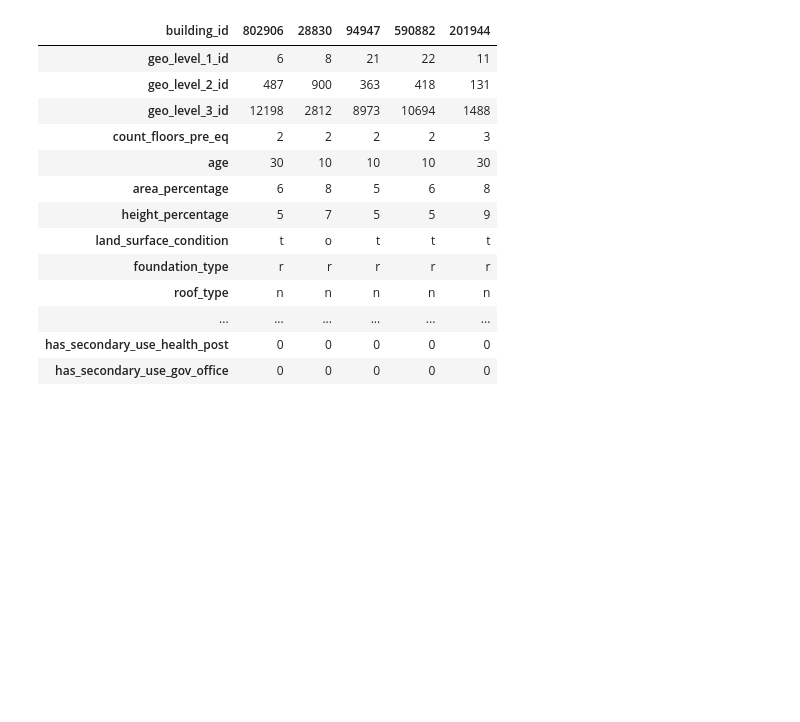
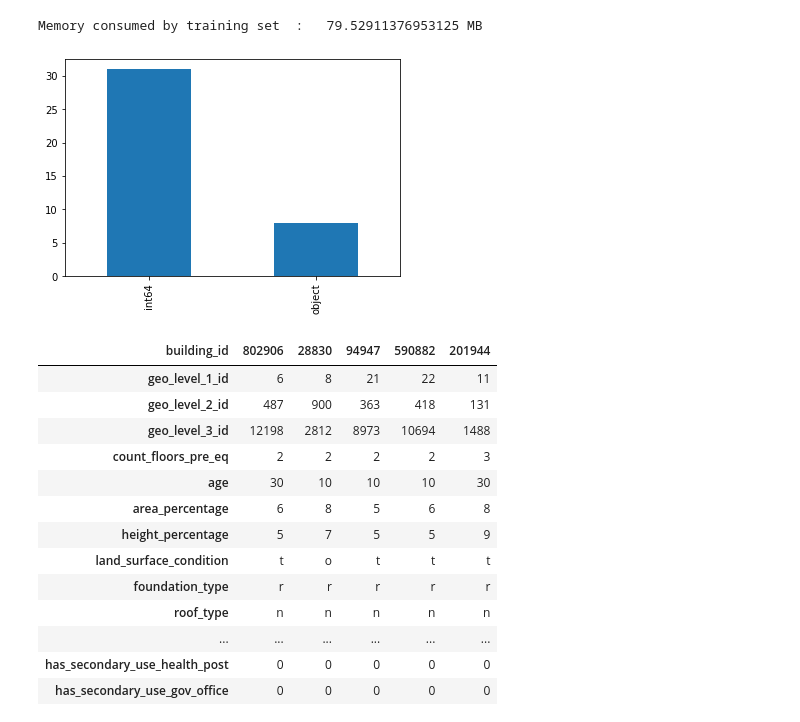
Before and after one commit to VandhanaV/Richetors-predictor-, a Jupyter notebook: RP.ipynb, the cells around one changed output. Drawn from its saved outputs; the diff is of its cells as text; code cells hidden in the pictures; blank space fills up the shorter version.

```diff
--- a/RP.ipynb
+++ b/RP.ipynb
@@ -31,11 +32,23 @@ from sklearn.metrics import accuracy_score ,confusion_matrix
 # %%
-train_label = pd.read_csv(io.BytesIO(uploaded1['train_labels.csv']))
-test = pd.read_csv(io.BytesIO(uploaded2['test_values.csv']))
-train_feat = pd.read_csv(io.BytesIO(uploaded['train_values.csv']))
+#pd.read_csv(io.BytesIO(uploaded1['train_labels.csv']))
+train_label = pd.read_csv("https://raw.githubusercontent.com/VandhanaV/Richetors-predictor-/master/train_labels.csv")
+df_test = pd.read_csv("https://raw.githubusercontent.com/VandhanaV/Richetors-predictor-/master/test_values.csv")
+train_feat = pd.read_csv("https://raw.githubusercontent.com/VandhanaV/Richetors-predictor-/master/train_values.csv")
 # %%
 train_feat.set_index('building_id',inplace=True)
 train_label.set_index('building_id',inplace=True)
 df=pd.concat([train_feat,train_label], axis=1, join='inner')
+# %%
+mem = df.memory_usage(index=True).sum()
+print("Memory consumed by training set  :   {} MB" .format(mem/ 1024**2))
+# %% [output]
+Memory consumed by training set  :   79.52911376953125 MB
+# %%
+pp = pd.value_counts(df.dtypes)
+pp.plot.bar()
+plt.show()
+# %% [output]
+[figure, added]
 # %%
 df.head().T
 # %% [output]
```
Also changed, not shown: parts of 35 cells of this notebook.
